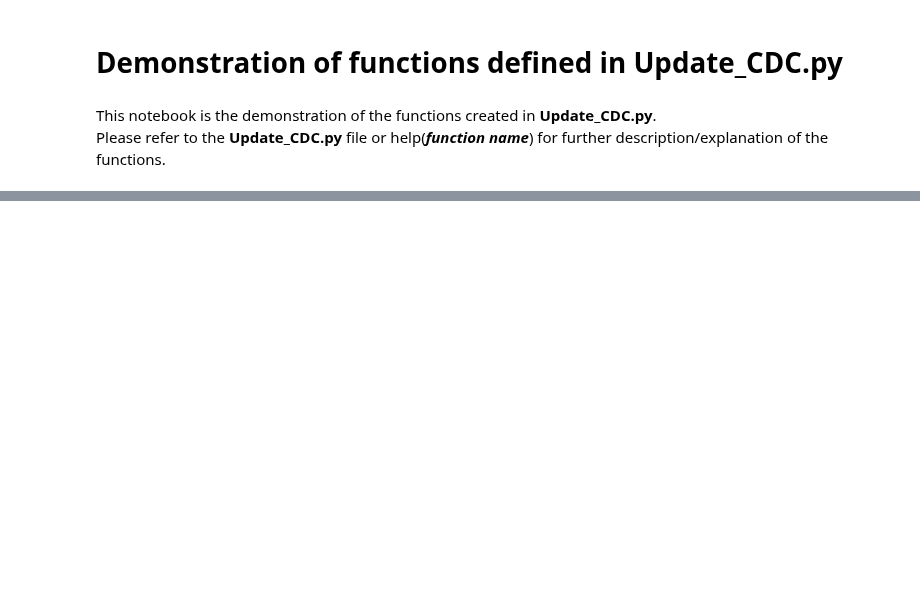
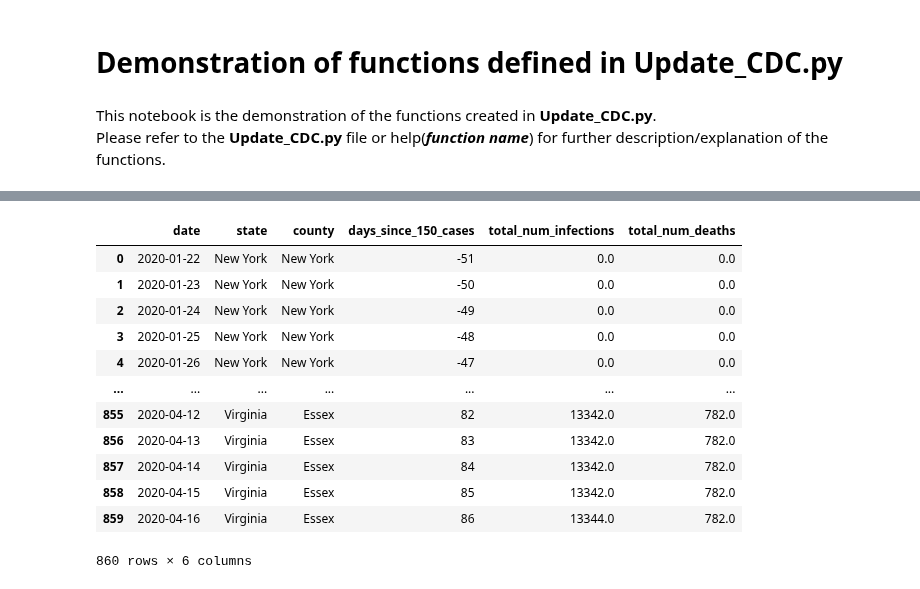
Before and after one commit to GRMDS/RMDS_Coronavirus_project, a Jupyter notebook: analytics/sam/Function Demonstration.ipynb, the cells around one changed output, grey strips where cells are left out. Cells and saved outputs as stored; diff of their text form; code cells hidden in the pictures; blank space fills up the shorter version.

Commit message:
county function update

```diff
--- a/analytics/sam/Function Demonstration.ipynb
+++ b/analytics/sam/Function Demonstration.ipynb
@@ -119,0 +126,17 @@ Update_CDC.date_diff_death(country, big_num, small_num)
+# %%
+top10 = Update_CDC.US_cml_top10_tracker_update()
+top10
+# %% [output]
+|  | date | state | county | days_since_150_cases | total_num_infections | total_num_deaths |
+| 0 | 2020-01-22 | New York | New York | -51 | 0.0 | 0.0 |
+| 1 | 2020-01-23 | New York | New York | -50 | 0.0 | 0.0 |
+| 2 | 2020-01-24 | New York | New York | -49 | 0.0 | 0.0 |
+| 3 | 2020-01-25 | New York | New York | -48 | 0.0 | 0.0 |
+| 4 | 2020-01-26 | New York | New York | -47 | 0.0 | 0.0 |
+| ... | ... | ... | ... | ... | ... | ... |
+| 855 | 2020-04-12 | Virginia | Essex | 82 | 13342.0 | 782.0 |
+| 856 | 2020-04-13 | Virginia | Essex | 83 | 13342.0 | 782.0 |
+| 857 | 2020-04-14 | Virginia | Essex | 84 | 13342.0 | 782.0 |
+| 858 | 2020-04-15 | Virginia | Essex | 85 | 13342.0 | 782.0 |
+| 859 | 2020-04-16 | Virginia | Essex | 86 | 13344.0 | 782.0 |
+860 rows × 6 columns
```
Also changed, not shown: parts of 13 cells of this notebook, 3 other files.
